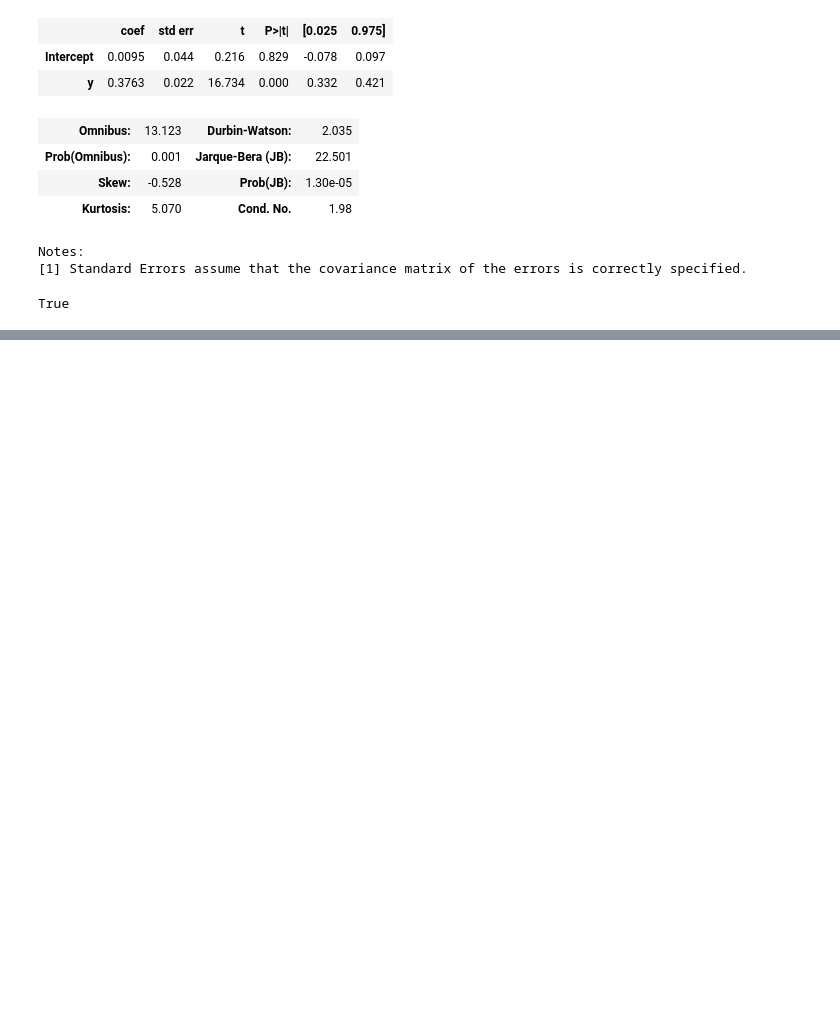
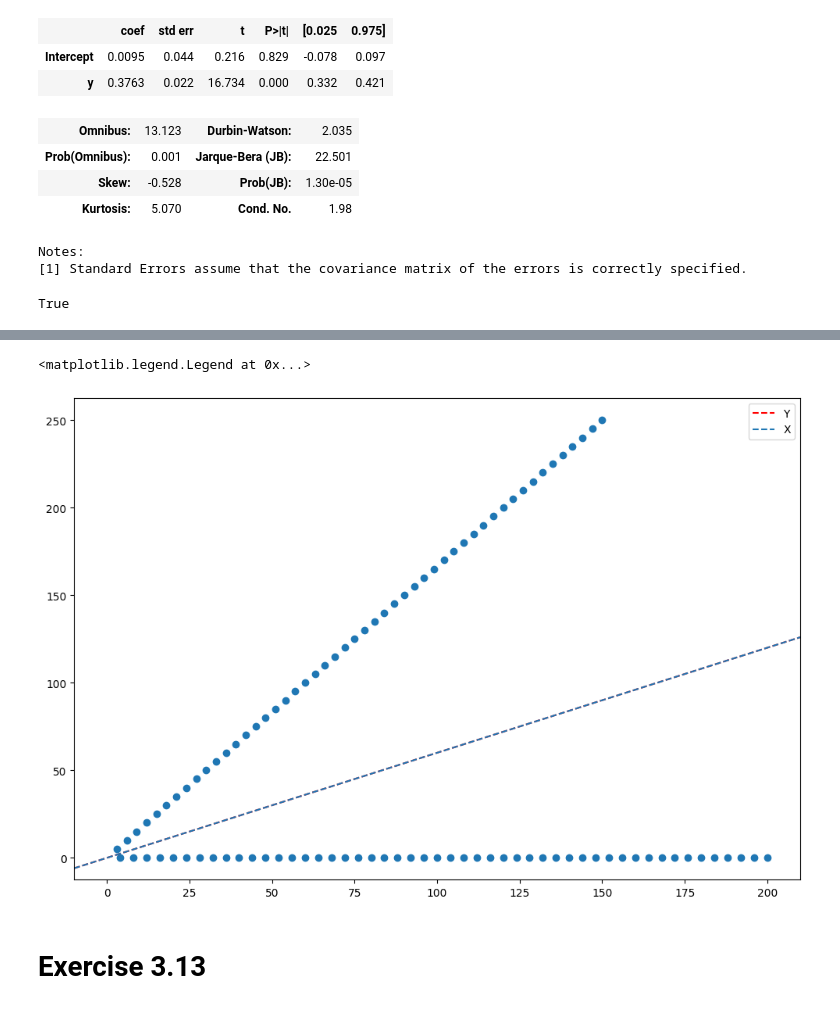
Before and after one commit to uggi121/ISLP_labs_applied, a Jupyter notebook: exercises_applied/Ch3.ipynb, the cells around one changed output, grey strips where cells are left out. Saved outputs shown, nothing was run; the diff lists cells and outputs as text; code cells hidden in the pictures; blank space fills up the shorter version.

Commit message:
Exercises 12, 13 and 14 for Chapter 3

```diff
--- a/exercises_applied/Ch3.ipynb
+++ b/exercises_applied/Ch3.ipynb
@@ -892,0 +1051,15 @@ True
+# %%
+def gen_pythagorean_triples(n: int):
+    for i in range(1, n + 1):
+        yield 3 * i, 4 * i, 5 * i
+
+twist_x = []
+twist_y = []
+for a, b, c in gen_pythagorean_triples(50):
+    twist_x.append(a)
+    twist_x.append(b)
+    twist_y.append(c)
+    twist_y.append(0)
+
+twist_x = np.array(twist_x)
+twist_y = np.array(twist_y)
@@ -892,0 +1070,3 @@ True
+# %%
+ty_onto_tx = sm.OLS(twist_y, twist_x).fit()
+tx_onto_ty = sm.OLS(twist_x, twist_y).fit()
@@ -892,0 +1117,11 @@ True
+# %%
+fig, ax = plt.subplots(1, 1, figsize=(12,8))
+ax.scatter(twist_x, twist_y)
+ax.axline((0, 0), slope=ty_onto_tx.params[0], label='Y', color='red', linestyle='--')
+ax.axline((0, 0), slope=tx_onto_ty.params[0], label='X', linestyle='--')
+ax.legend()
+# %% [output]
+<matplotlib.legend.Legend at 0x...>
+[figure, added]
+# %% [markdown]
+# Exercise 3.13
```
Also changed, not shown: parts of 49 cells of this notebook.
